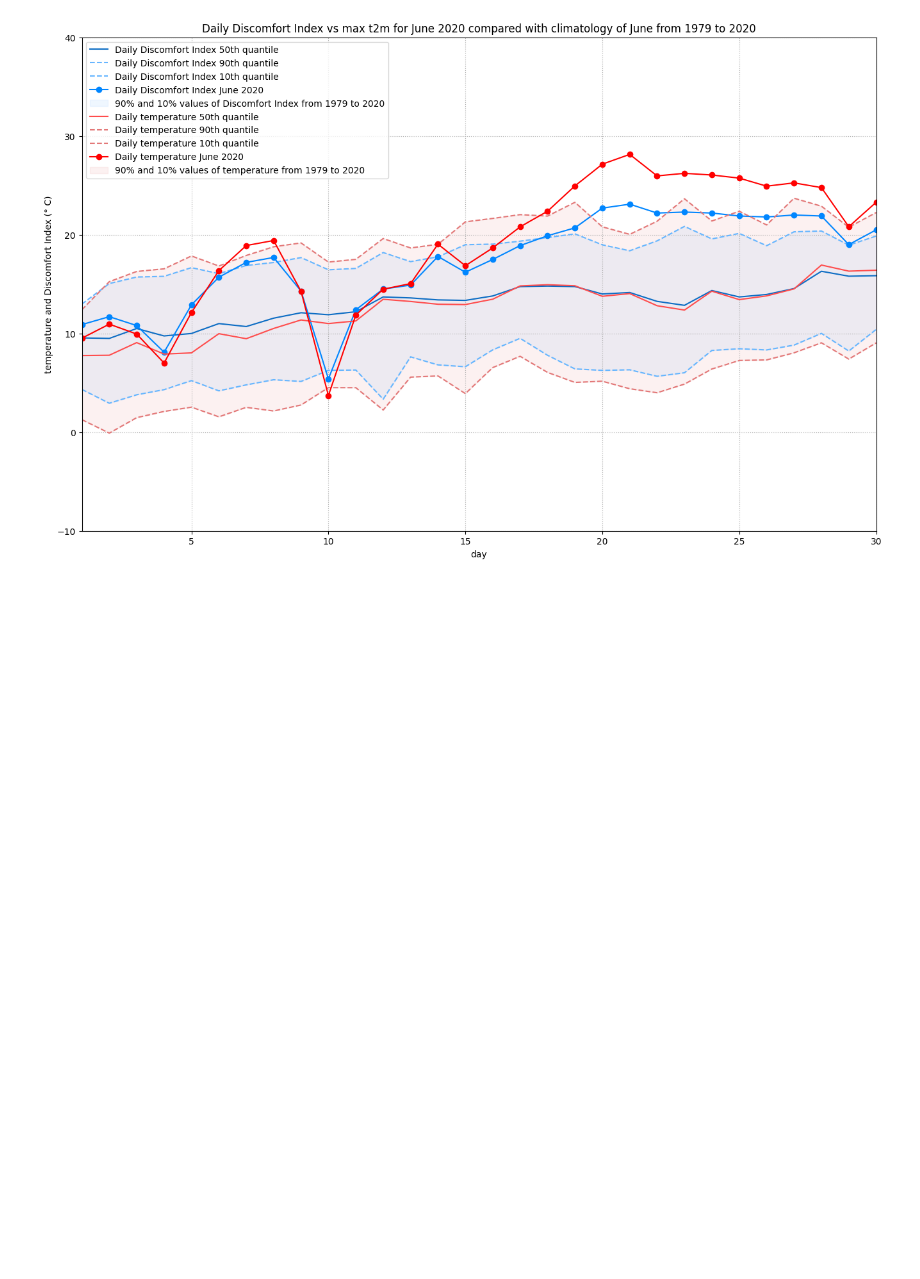
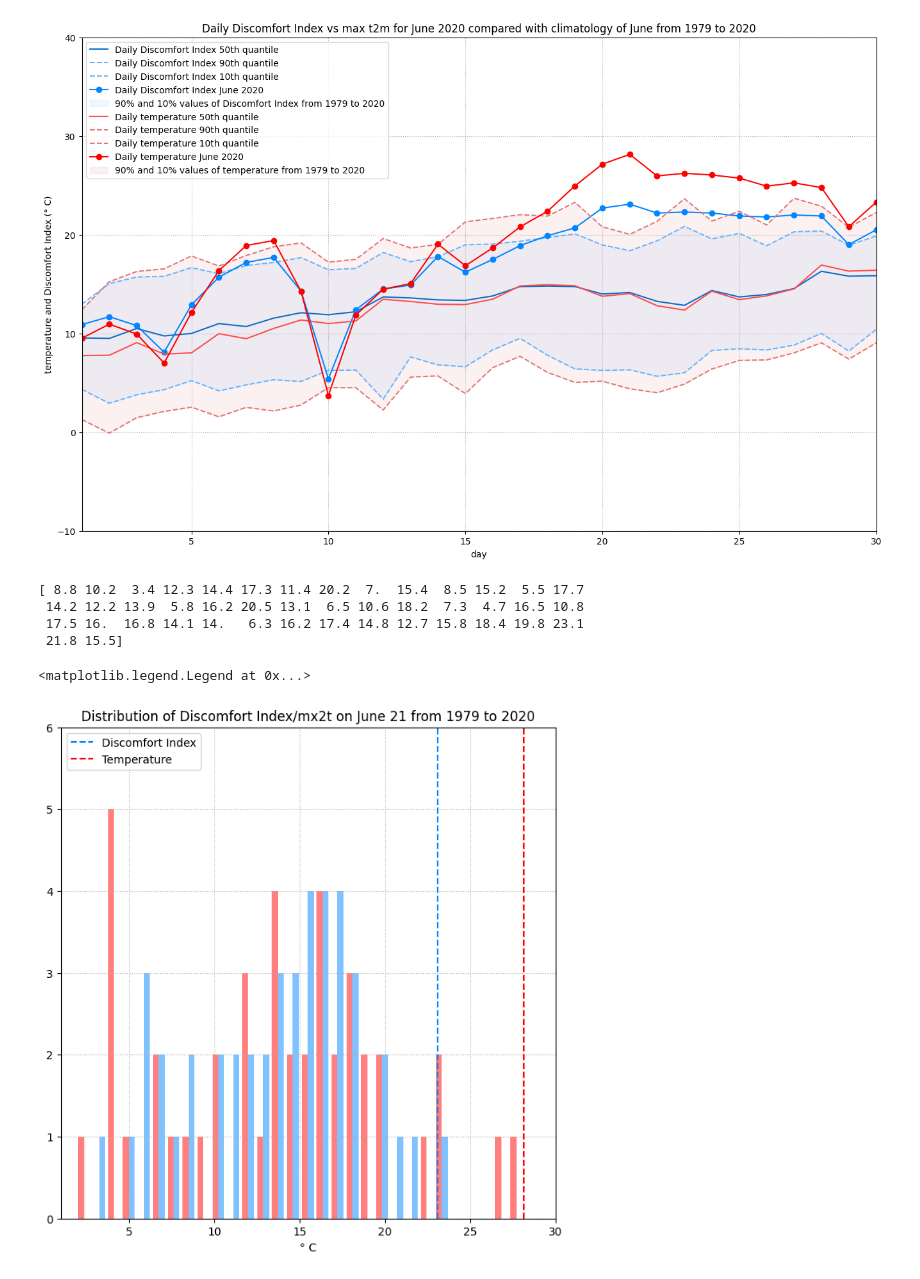
Before and after one commit to xinhe-zhang/heatwave, a Jupyter notebook: HW4_張昕荷_R12228016.ipynb, the cells around one changed output. Cells and saved outputs as stored; diff of their text form; code cells hidden in the pictures; blank space fills up the shorter version.

```diff
--- a/HW4_張昕荷_R12228016.ipynb
+++ b/HW4_張昕荷_R12228016.ipynb
@@ -661,3 +660,28 @@ ax.legend(handles, labels)
 ax.grid(linestyle='dotted')
 # %% [output]
 [figure]
+# %%
+#selct only DI on 21 June
+DI_21 = my_DI['di'][20::30] #start from index 20, for an interval of 30
+print(DI_21)
+# %% [output]
+[ 8.8 10.2  3.4 12.3 14.4 17.3 11.4 20.2  7.  15.4  8.5 15.2  5.5 17.7
+ 14.2 12.2 13.9  5.8 16.2 20.5 13.1  6.5 10.6 18.2  7.3  4.7 16.5 10.8
+ 17.5 16.  16.8 14.1 14.   6.3 16.2 17.4 14.8 12.7 15.8 18.4 19.8 23.1
+ 21.8 15.5]
+# %%
+#plot the probability distribution
+fig = plt.figure(figsize=(8,8))
+ax = plt.subplot()
+ax.hist([mx2t_21, DI_21], color=['red', '#0086FF'], bins=30, alpha = 0.5)
+ax.set_xlim(1,30)
+ax.set_ylim(0,6)
+ax.set_title('Distribution of Discomfort Index/mx2t on June 21 from 1979 to 2020')
+plt.axvline(x = my_DI_2020.max(), color = '#0086FF', label = 'Discomfort Index', linestyle='--')
+plt.axvline(x = my_mx2t_2020['mx2t'].max(), color = 'red', label = 'Temperature', linestyle='--')
+ax.set_xlabel('° C')
+ax.grid(linestyle='dotted')
+ax.legend()
+# %% [output]
+<matplotlib.legend.Legend at 0x...>
+[figure, added]
```
Also changed, not shown: parts of 21 cells of this notebook.
